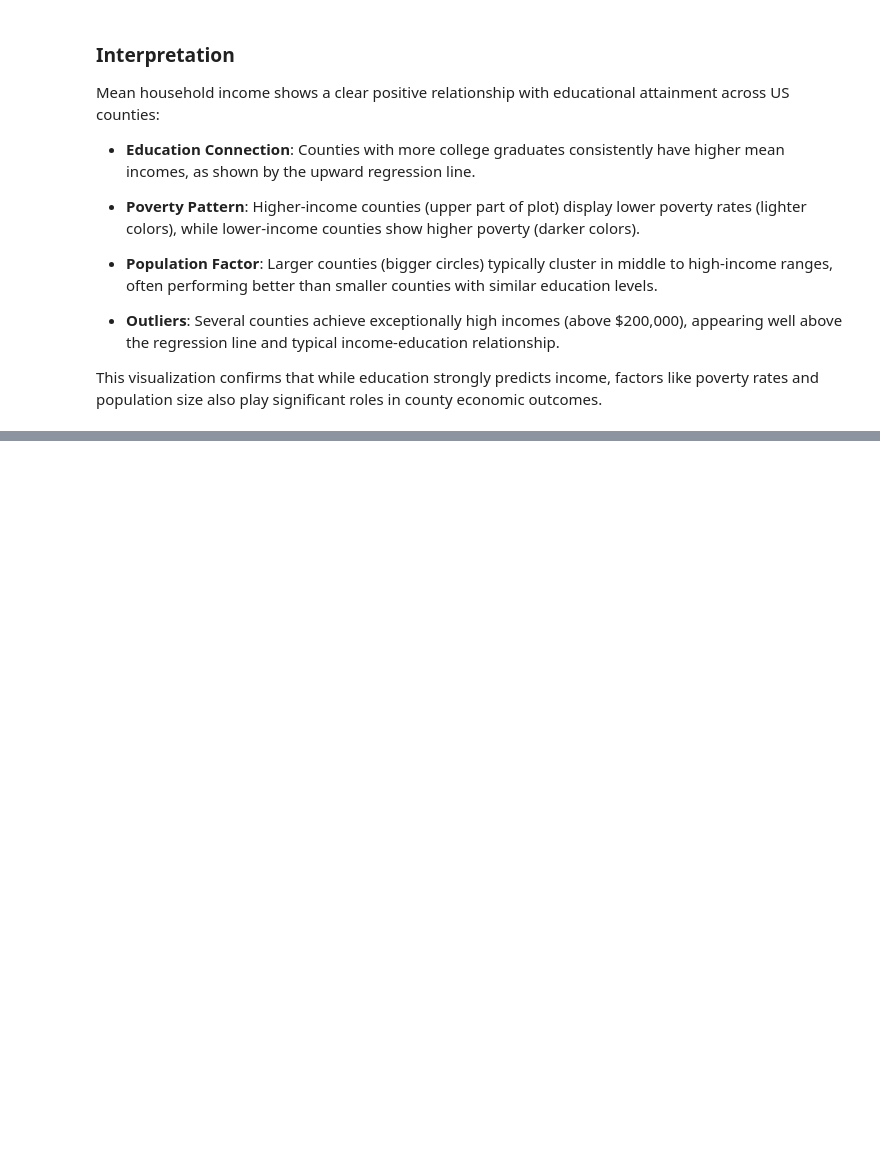
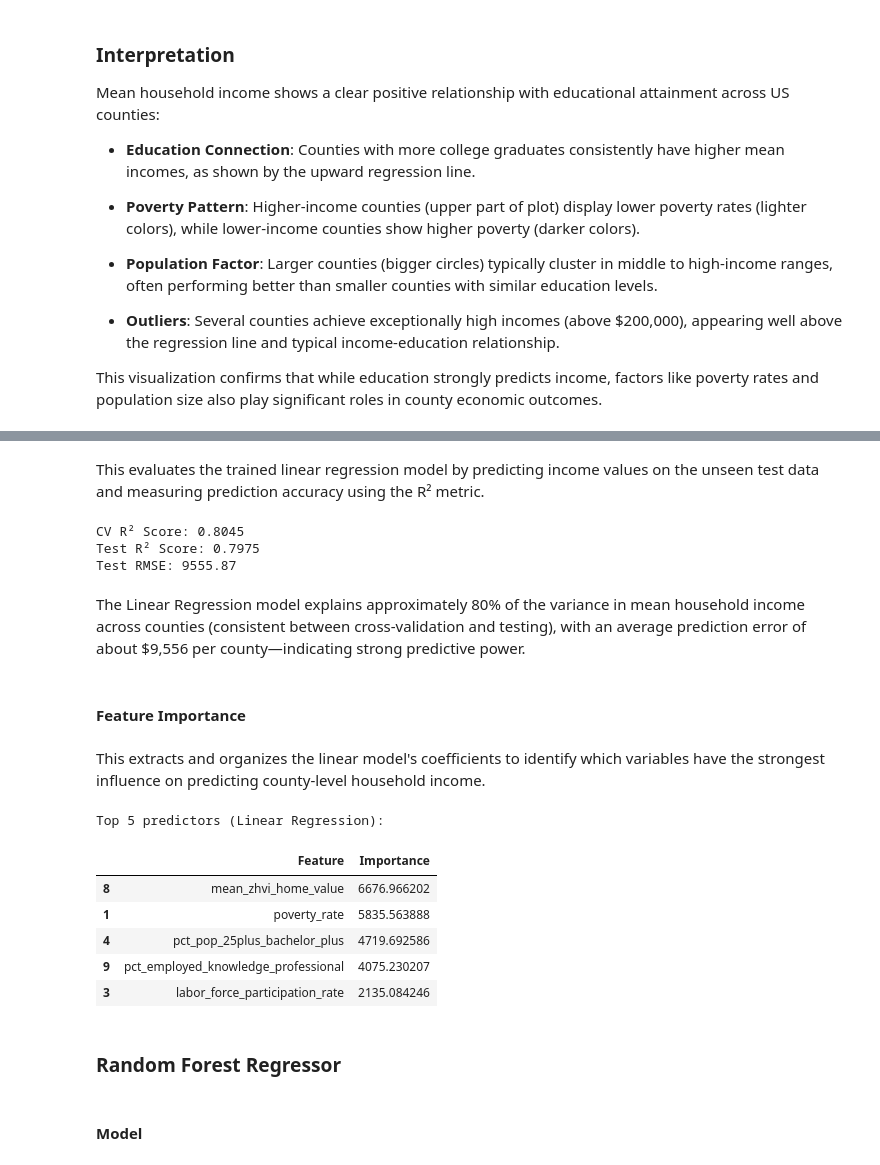
Before and after one commit to larrycoder123/uscounty_datascience, a Jupyter notebook: project.ipynb, the cells around one changed output, grey strips where cells are left out. Saved outputs shown, nothing was run; the diff lists cells and outputs as text; code cells hidden in the pictures; blank space fills up the shorter version.

```diff
--- a/project.ipynb
+++ b/project.ipynb
@@ -1001,0 +1055,9 @@ This visualization confirms that while education strongly predicts income, facto
+# %%
+from sklearn.metrics import mean_squared_error, r2_score
+from sklearn.model_selection import cross_val_score
+
+# Create dictionaries to store results for the models
+models = {}
+cv_scores = {}
+test_scores = {}
+feature_importance = {}
@@ -1001,0 +1070,7 @@ This visualization confirms that while education strongly predicts income, facto
+# %%
+from sklearn.preprocessing import StandardScaler
+
+# Scale features
+scaler = StandardScaler()
+X_train_scaled = scaler.fit_transform(X_train)
+X_test_scaled = scaler.transform(X_test)
@@ -1001,0 +1081,12 @@ This visualization confirms that while education strongly predicts income, facto
+# %%
+from sklearn.linear_model import LinearRegression
+
+# Initialize the linear regression model
+lr = LinearRegression()
+# Train the model on scaled training data
+lr.fit(X_train_scaled, y_train)
+
+# Perform 5-fold cross-validation to evaluate model reliability
+lr_cv_scores = cross_val_score(lr, X_train_scaled, y_train, cv=5, scoring='r2')
+# Store the average R² score across all 5 validation folds in the dictionary
+cv_scores["Linear Regression"] = lr_cv_scores.mean()
@@ -1001,0 +1095,46 @@ This visualization confirms that while education strongly predicts income, facto
+# %% [markdown]
+This evaluates the trained linear regression model by predicting income values on the unseen test data and measuring prediction accuracy using the R² metric.
+# %%
+# Make predictions on the test set using the trained model
+y_pred_lr = lr.predict(X_test_scaled)
+# Calculate and store the R² score comparing predictions to actual values
+test_scores["Linear Regression"] = r2_score(y_test, y_pred_lr)
+
+print(f"CV R² Score: {lr_cv_scores.mean():.4f}")
+print(f"Test R² Score: {r2_score(y_test, y_pred_lr):.4f}")
+print(f"Test RMSE: {np.sqrt(mean_squared_error(y_test, y_pred_lr)):.2f}")
+# %% [output]
+CV R² Score: 0.8045
+Test R² Score: 0.7975
+Test RMSE: 9555.87
+# %% [markdown]
+The Linear Regression model explains approximately 80% of the variance in mean household income across counties (consistent between cross-validation and testing), with an average prediction error of about $9,556 per county—indicating strong predictive power.
+# %% [markdown]
+#### Feature Importance
+# %% [markdown]
+This extracts and organizes the linear model's coefficients to identify which variables have the strongest influence on predicting county-level household income.
+# %%
+# Store coefficients as feature importance in a dictionary
+feature_importance['Linear Regression'] = dict(zip(model_variables, lr.coef_))
+
+# Create a dataframe of the top predictors
+lr_importance = pd.DataFrame({
+    "Feature": model_variables,
+    "Importance": np.abs(lr.coef_)
+})
+lr_importance = lr_importance.sort_values("Importance", ascending=False)
+
+print("Top 5 predictors (Linear Regression):")
+lr_importance.head(5)
+# %% [output]
+Top 5 predictors (Linear Regression):
+|  | Feature | Importance |
+| 8 | mean_zhvi_home_value | 6676.966202 |
+| 1 | poverty_rate | 5835.563888 |
+| 4 | pct_pop_25plus_bachelor_plus | 4719.692586 |
+| 9 | pct_employed_knowledge_professional | 4075.230207 |
+| 3 | labor_force_participation_rate | 2135.084246 |
+# %% [markdown]
+### Random Forest Regressor
+# %% [markdown]
+#### Model
```
Also changed, not shown: parts of 45 cells of this notebook, 3 other files.
